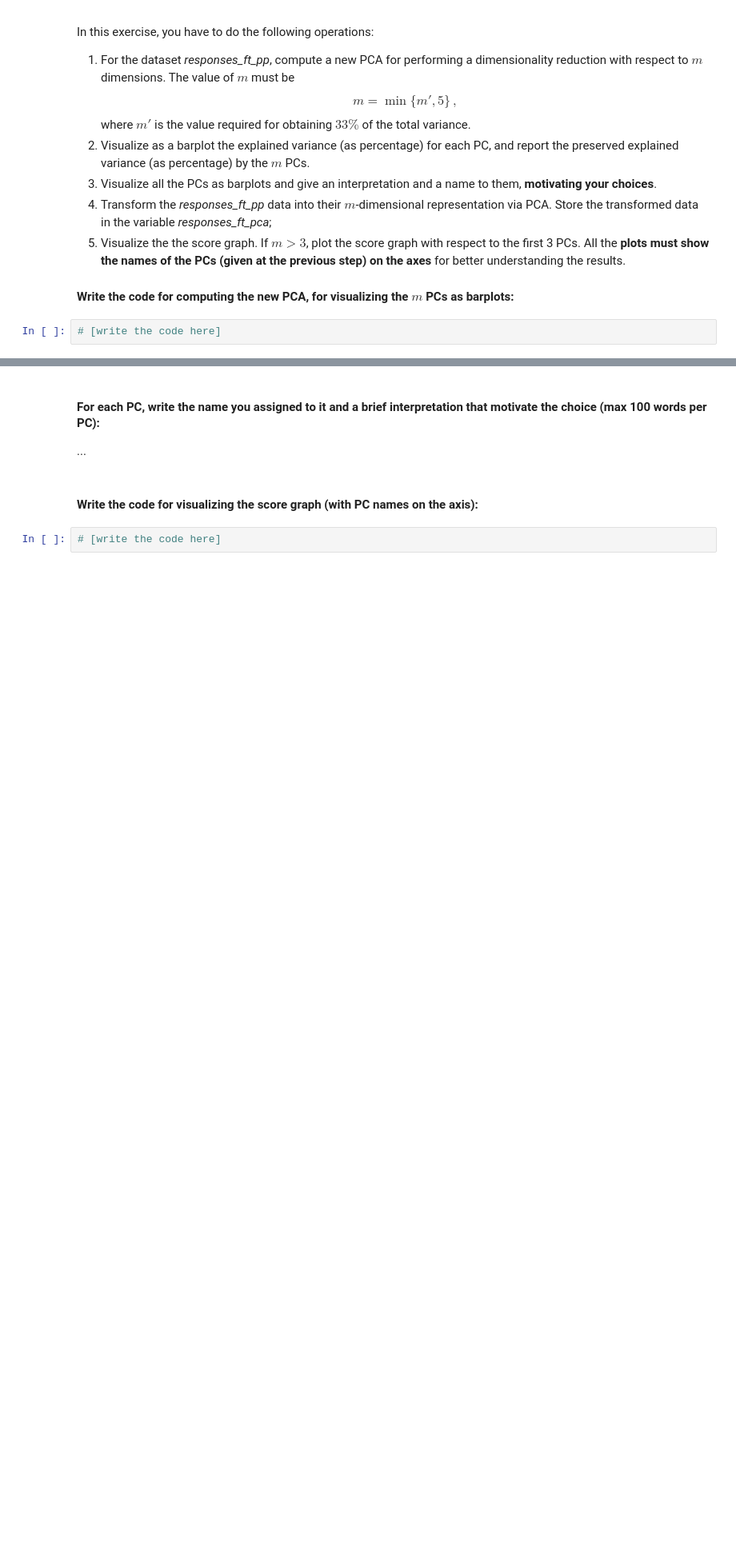
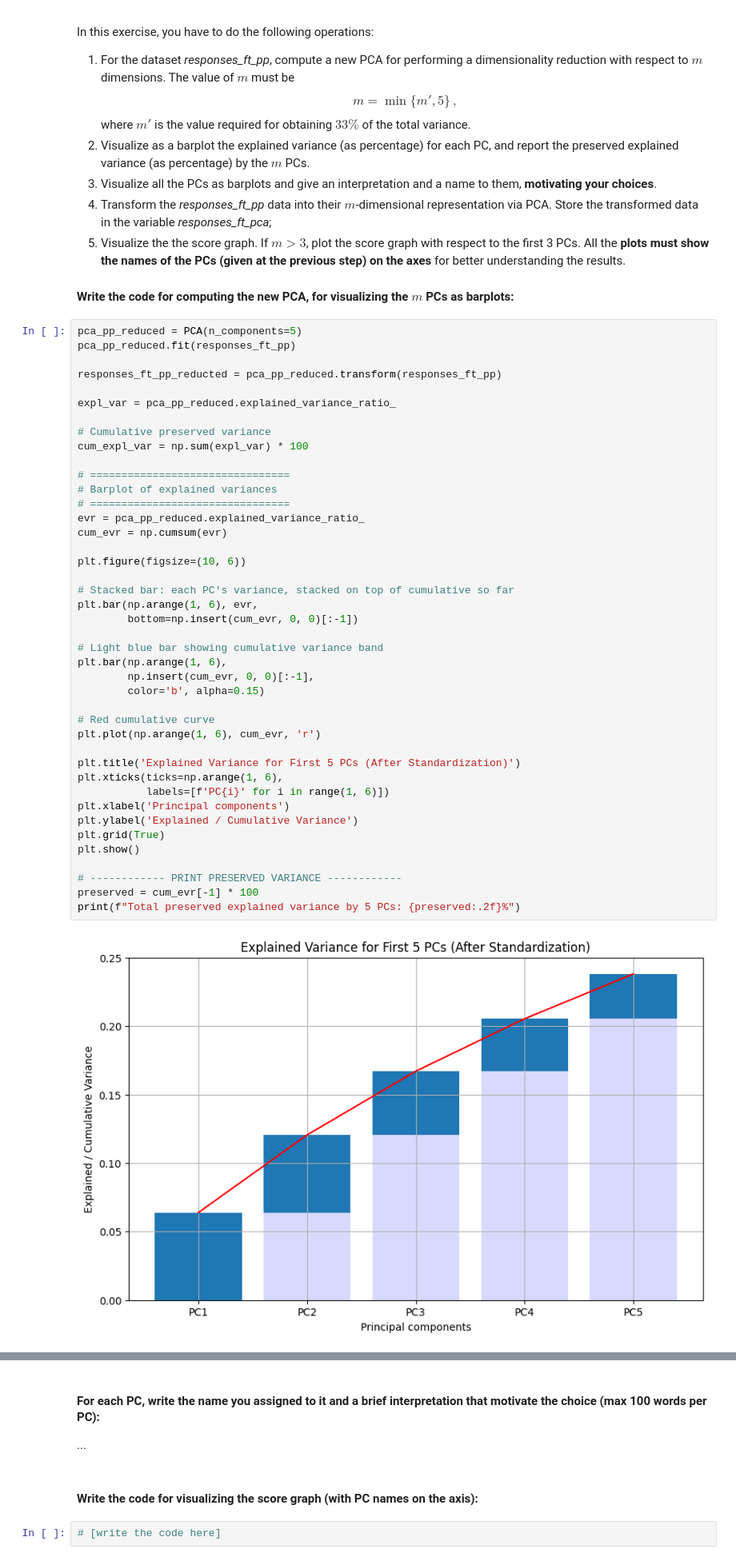
Before and after one commit to maurilanzo/Computational-Linear-Algebra, a Jupyter notebook: HW 2 - PCA/Trial.ipynb, the cells around one changed output, grey strips where cells are left out. Shown: that part at 80% size. Saved outputs shown, nothing was run; the diff lists cells and outputs as text; blank space fills up the shorter version.

```diff
--- a/HW 2 - PCA/Trial.ipynb
+++ b/HW 2 - PCA/Trial.ipynb
@@ -282,4 +416,46 @@ In this exercise, you have to do the following operations:
 
 #### Write the code for computing the new PCA, for visualizing the $m$ PCs as barplots:
 # %%
-# [write the code here]
+pca_pp_reduced = PCA(n_components=5)
+pca_pp_reduced.fit(responses_ft_pp)
+
+responses_ft_pp_reducted = pca_pp_reduced.transform(responses_ft_pp)
+
+expl_var = pca_pp_reduced.explained_variance_ratio_
+
+# Cumulative preserved variance
+cum_expl_var = np.sum(expl_var) * 100
+
+# ================================
+# Barplot of explained variances
+# ================================
+evr = pca_pp_reduced.explained_variance_ratio_
+cum_evr = np.cumsum(evr)
+
+plt.figure(figsize=(10, 6))
+
+# Stacked bar: each PC's variance, stacked on top of cumulative so far
+plt.bar(np.arange(1, 6), evr,
+        bottom=np.insert(cum_evr, 0, 0)[:-1])
+
+# Light blue bar showing cumulative variance band
+plt.bar(np.arange(1, 6),
+        np.insert(cum_evr, 0, 0)[:-1],
+        color='b', alpha=0.15)
+
+# Red cumulative curve
+plt.plot(np.arange(1, 6), cum_evr, 'r')
+
+plt.title('Explained Variance for First 5 PCs (After Standardization)')
+plt.xticks(ticks=np.arange(1, 6),
+           labels=[f'PC{i}' for i in range(1, 6)])
+plt.xlabel('Principal components')
+plt.ylabel('Explained / Cumulative Variance')
+plt.grid(True)
+plt.show()
+
+# ------------ PRINT PRESERVED VARIANCE ------------
+preserved = cum_evr[-1] * 100
+print(f"Total preserved explained variance by 5 PCs: {preserved:.2f}%")
+# %% [output]
+[figure, added]
```
Also changed, not shown: parts of 5 cells of this notebook.
